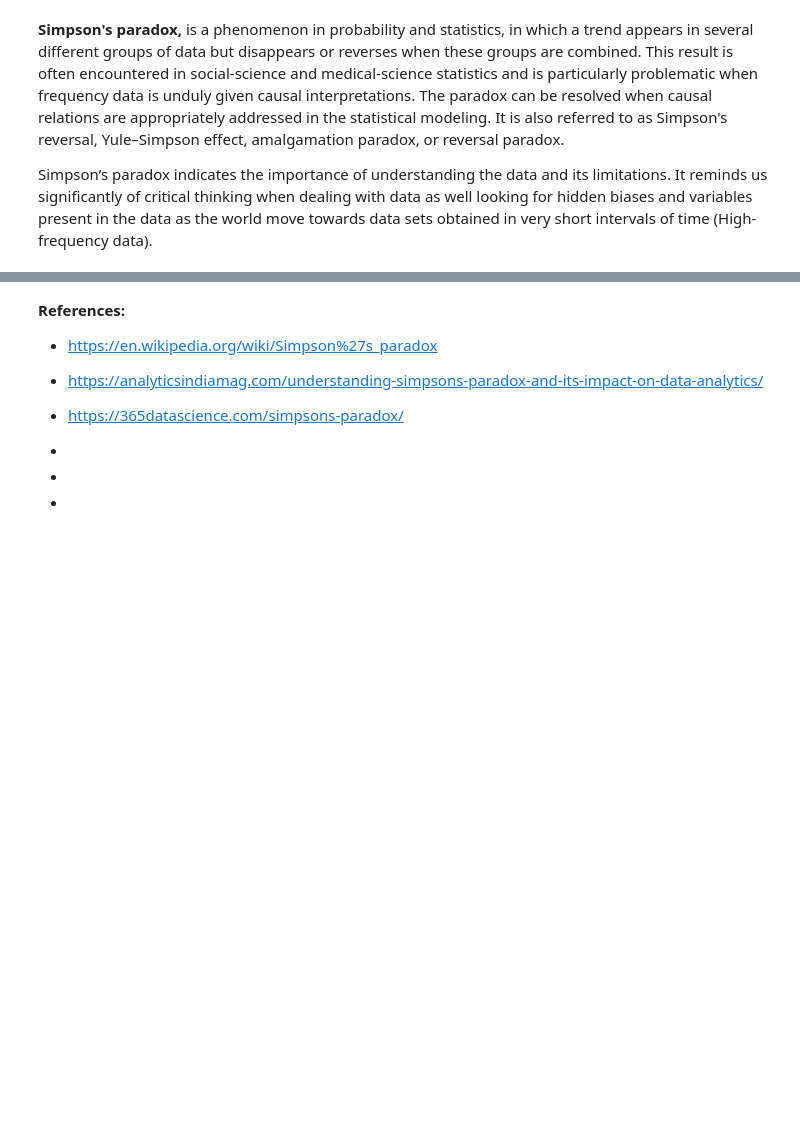
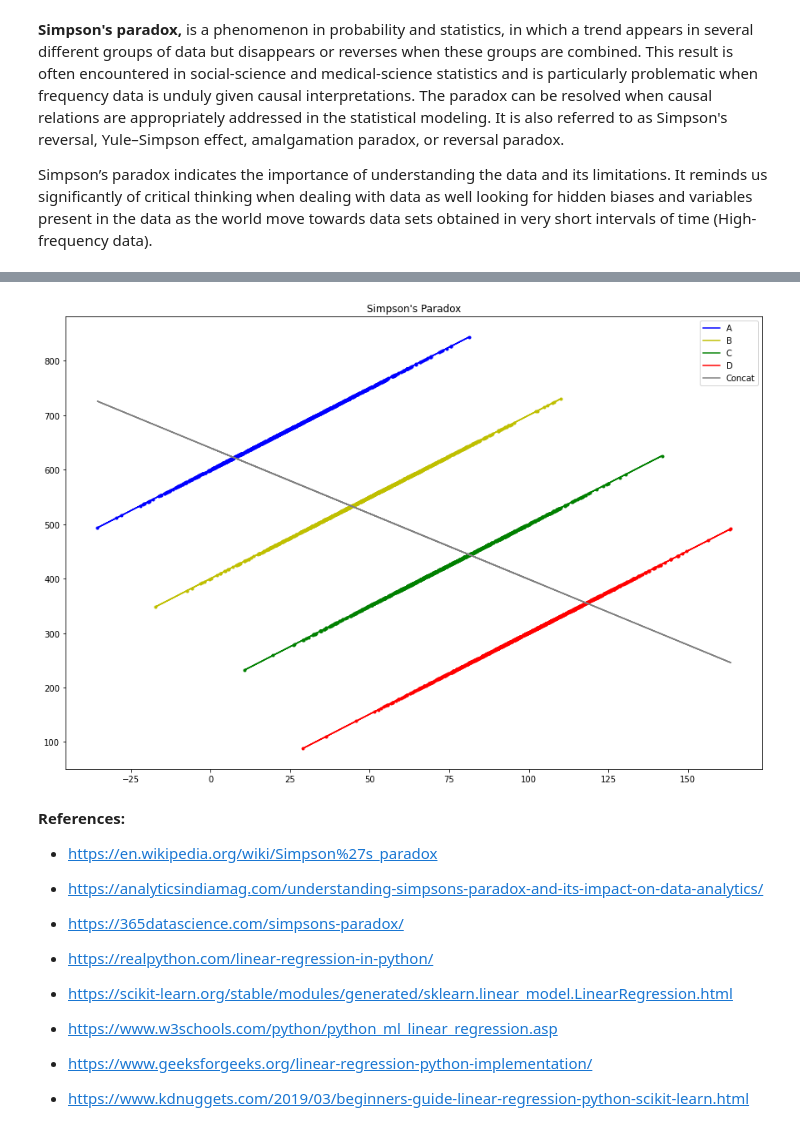
Before and after one commit to radekv23/Tasks-2020, a Jupyter notebook: Tasks.ipynb, the cells around one changed output, grey strips where cells are left out. Drawn from its saved outputs; the diff is of its cells as text; code cells hidden in the pictures; blank space fills up the shorter version.

```diff
--- a/Tasks.ipynb
+++ b/Tasks.ipynb
@@ -361,3 +353,16 @@ plt.show()
+# %%
+plt.figure(figsize=(15,10))
+for x, y, z, color in [(xa, ya, "A", "b"),(xb, yb, "B", "y"),(xc, yc, "C", "g"),(xd, yd, "D", "r"),
+                       (np.concatenate((xa, xb, xc, xd)), np.concatenate((ya, yb, yc, yd)), "Concat", "gray")]:
+    if z != "Concat":
+        plt.plot(x, y, '.', color=color)
+    m, b = np.polyfit(x, y, 1)
+    plt.plot(x, m*x+b, color=color, label=f"{z}")
+plt.title("Simpson's Paradox")
+plt.legend()
+plt.show()
+# %% [output]
+[figure, added]
 # %% [markdown]
 **References:**<br>
 
@@ -367,8 +372,12 @@ plt.show()
 
 - https://365datascience.com/simpsons-paradox/
 
--
+- https://realpython.com/linear-regression-in-python/
 
--
+- https://scikit-learn.org/stable/modules/generated/sklearn.linear_model.LinearRegression.html
 
--
+- https://www.w3schools.com/python/python_ml_linear_regression.asp
+
+- https://www.geeksforgeeks.org/linear-regression-python-implementation/
+
+- https://www.kdnuggets.com/2019/03/beginners-guide-linear-regression-python-scikit-learn.html
```
Also changed, not shown: parts of 22 cells of this notebook.
